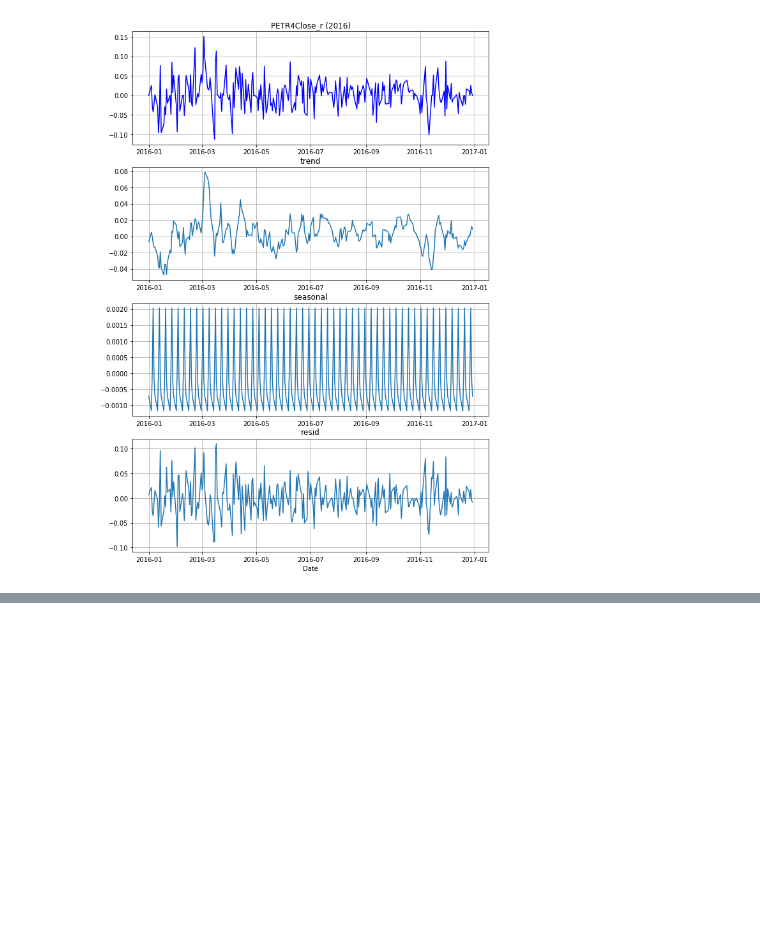
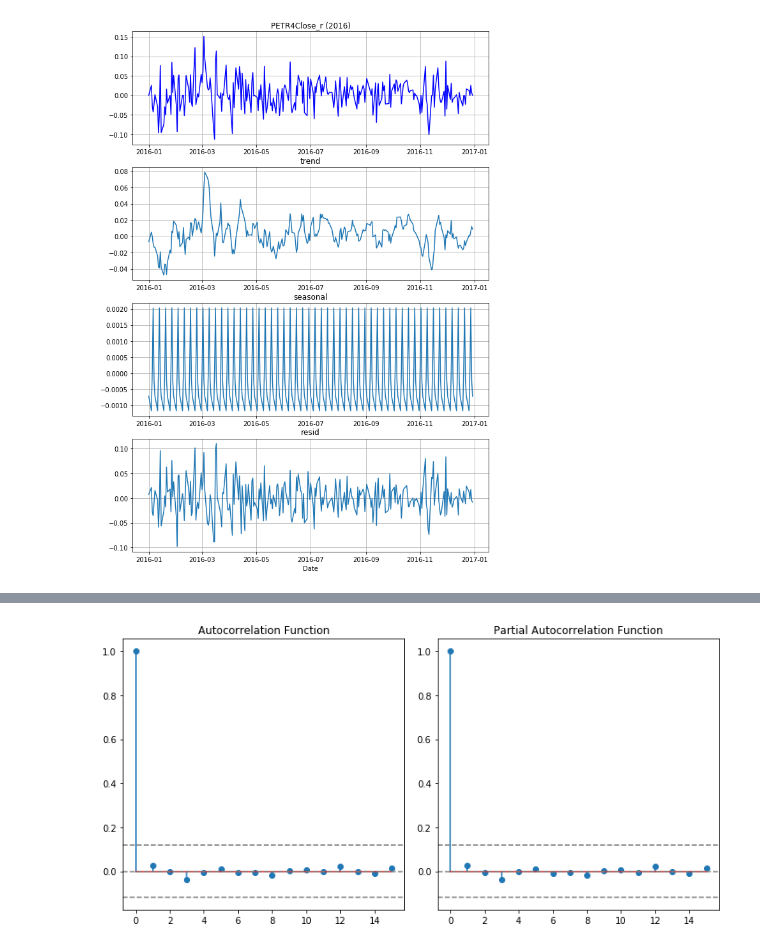
Before and after one commit to danilofrp/neural-stocks, a Jupyter notebook: notebooks/PreProcessing.ipynb, the cells around one changed output, grey strips where cells are left out. Drawn from its saved outputs; the diff is of its cells as text; code cells hidden in the pictures; blank space fills up the shorter version.

```diff
--- a/notebooks/PreProcessing.ipynb
+++ b/notebooks/PreProcessing.ipynb
@@ -131,6 +131,27 @@ def test_stationarity(ts, window, initialPlotDate='', finalPlotDate=''):
     for key,value in dftest[4].items():
         dfoutput['Critical Value (%s)'%key] = value
     print dfoutput
+# %%
+def plot_acfAndPacf(df, lags):
+    lag_acf = acf(df, nlags=lags)
+    lag_pacf = pacf(df, nlags=lags, method='ols')
+
+    fig, ax = plt.subplots(figsize=(10,5), nrows = 1, ncols = 2)
+
+    #Plot ACF:
+    ax[0].stem(lag_acf)
+    ax[0].axhline(y=0,linestyle='--',color='gray')
+    ax[0].axhline(y=-7.96/np.sqrt(len(df)),linestyle='--',color='gray')
+    ax[0].axhline(y=7.96/np.sqrt(len(df)),linestyle='--',color='gray')
+    ax[0].set_title('Autocorrelation Function')
+
+    #Plot PACF:
+    ax[1].stem(lag_pacf)
+    ax[1].axhline(y=0,linestyle='--',color='gray')
+    ax[1].axhline(y=-7.96/np.sqrt(len(df)),linestyle='--',color='gray')
+    ax[1].axhline(y=7.96/np.sqrt(len(df)),linestyle='--',color='gray')
+    ax[1].set_title('Partial Autocorrelation Function')
+    plt.tight_layout()
 # %%
 dataPath = '/home/danilofrp/projeto_final/data'
 assetType = 'stocks'
@@ -170,0 +192,4 @@ dtype: float64
+# %%
+plot_acfAndPacf(df['Close_r'], 15)
+# %% [output]
+[figure, added]
```
Also changed, not shown: parts of 3 cells of this notebook, 1 other file.
